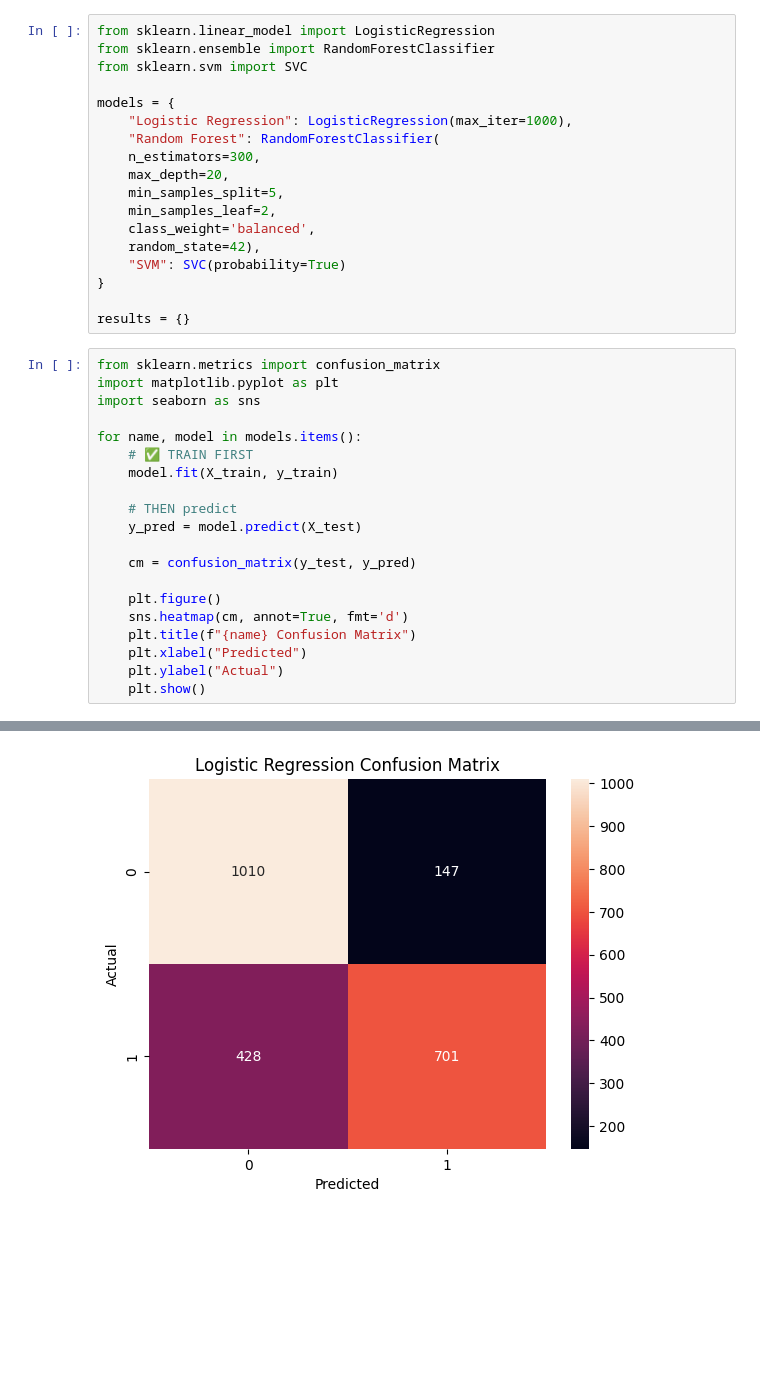
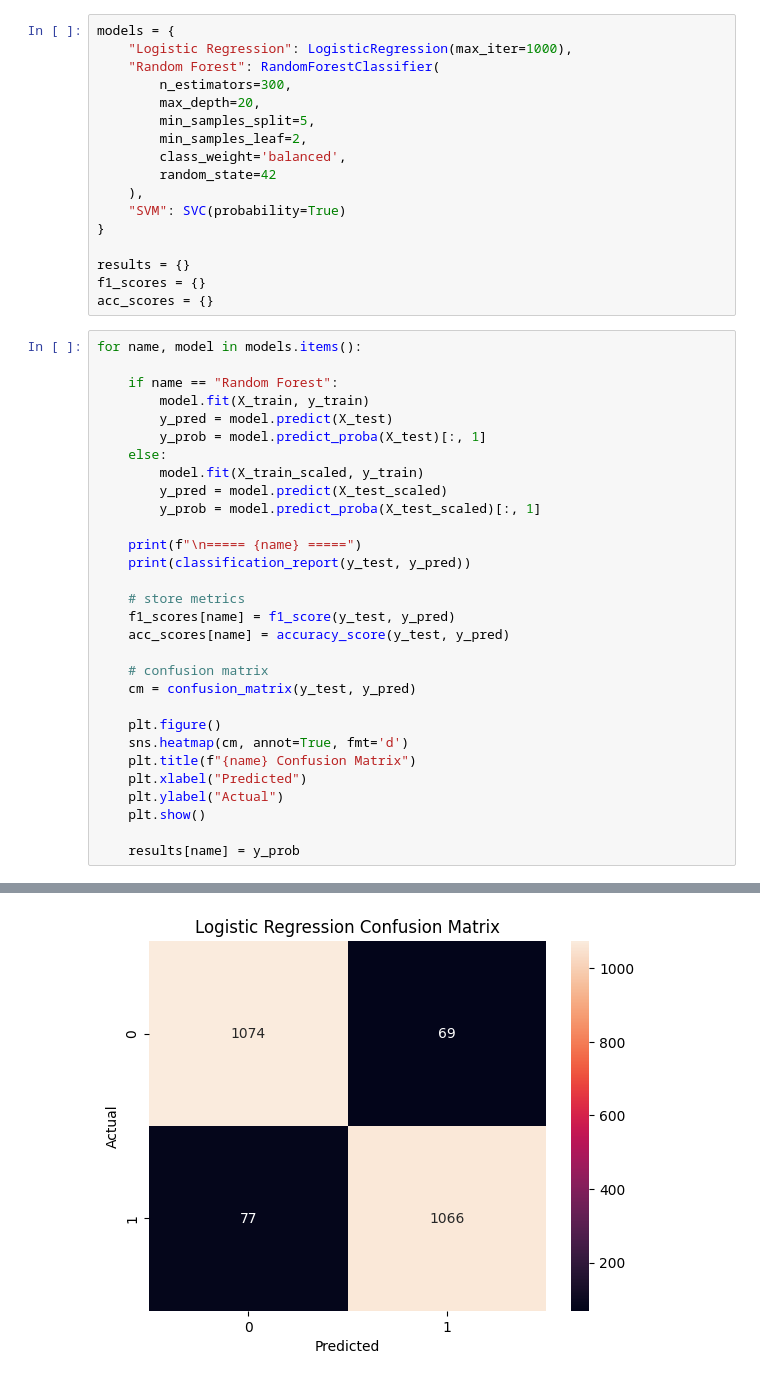
Before and after one commit to JyT7891/FYP, a Jupyter notebook: backend/model_comparison.ipynb, the cells around one changed output, grey strips where cells are left out. Saved outputs shown, nothing was run; the diff lists cells and outputs as text; blank space fills up the shorter version.

Commit message:
Update Model Comparison

```diff
--- a/backend/model_comparison.ipynb
+++ b/backend/model_comparison.ipynb
@@ -80,33 +49,40 @@ X_test = scaler.transform(X_test)
 # %%
-from sklearn.linear_model import LogisticRegression
-from sklearn.ensemble import RandomForestClassifier
-from sklearn.svm import SVC
-
 models = {
     "Logistic Regression": LogisticRegression(max_iter=1000),
     "Random Forest": RandomForestClassifier(
-    n_estimators=300,
-    max_depth=20,
-    min_samples_split=5,
-    min_samples_leaf=2,
-    class_weight='balanced',
-    random_state=42),
+        n_estimators=300,
+        max_depth=20,
+        min_samples_split=5,
+        min_samples_leaf=2,
+        class_weight='balanced',
+        random_state=42
+    ),
     "SVM": SVC(probability=True)
 }
 
 results = {}
+f1_scores = {}
+acc_scores = {}
 # %%
-from sklearn.metrics import confusion_matrix
-import matplotlib.pyplot as plt
-import seaborn as sns
+for name, model in models.items():
 
-for name, model in models.items():
-    # ✅ TRAIN FIRST
-    model.fit(X_train, y_train)
+    if name == "Random Forest":
+        model.fit(X_train, y_train)
+        y_pred = model.predict(X_test)
+        y_prob = model.predict_proba(X_test)[:, 1]
+    else:
+        model.fit(X_train_scaled, y_train)
+        y_pred = model.predict(X_test_scaled)
+        y_prob = model.predict_proba(X_test_scaled)[:, 1]
 
-    # THEN predict
-    y_pred = model.predict(X_test)
+    print(f"\n===== {name} =====")
+    print(classification_report(y_test, y_pred))
 
+    # store metrics
+    f1_scores[name] = f1_score(y_test, y_pred)
+    acc_scores[name] = accuracy_score(y_test, y_pred)
+
+    # confusion matrix
     cm = confusion_matrix(y_test, y_pred)
 
     plt.figure()
@@ -115,4 +91,6 @@ for name, model in models.items():
     plt.xlabel("Predicted")
     plt.ylabel("Actual")
     plt.show()
+
+    results[name] = y_prob
 # %% [output]
@@ -119 +106 @@ for name, model in models.items():
-[figure, old version]
+[figure, new version]
```
Also changed, not shown: parts of 19 cells of this notebook.
